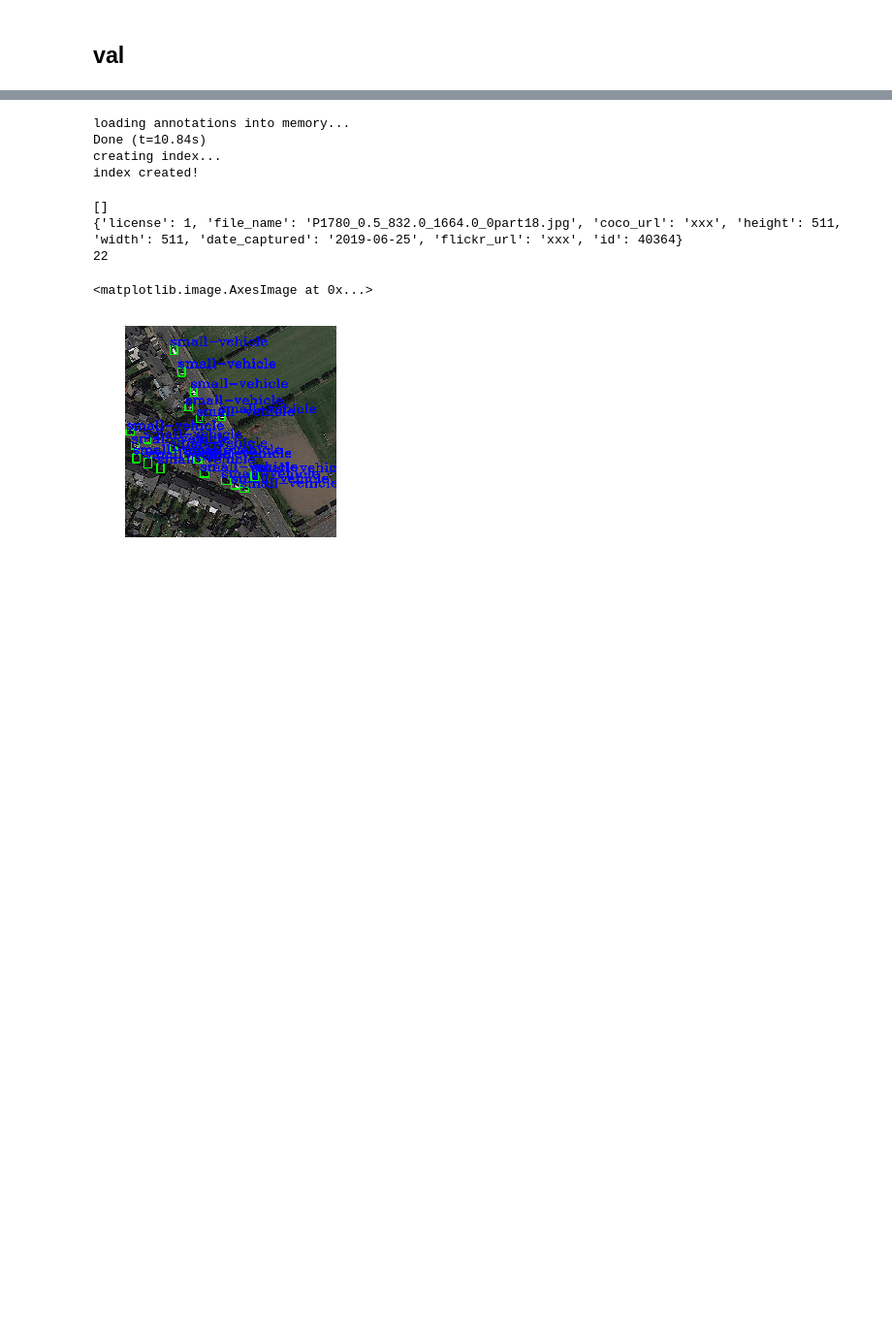
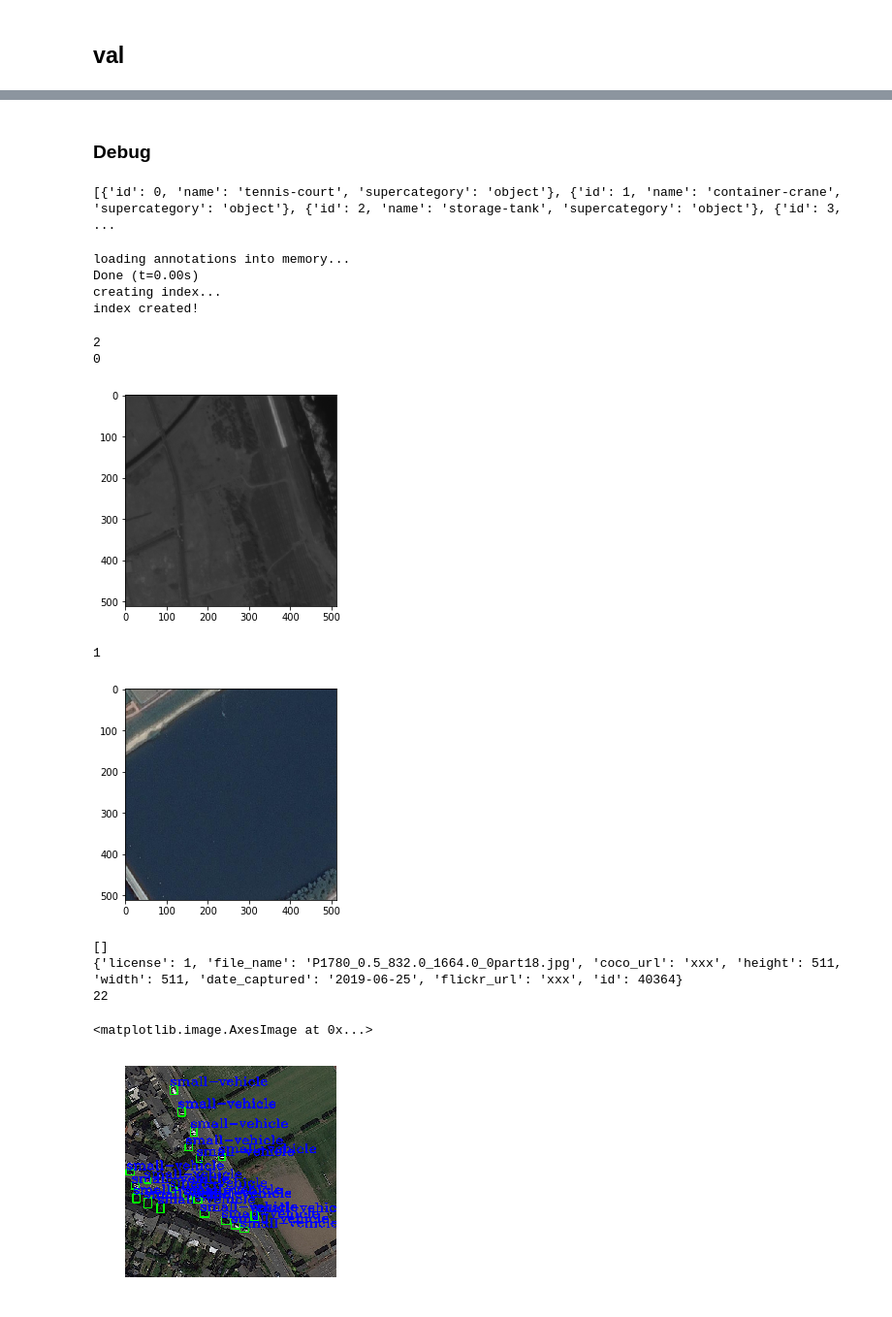
Before and after one commit to cizhenshi/Rscup2019-Object-Detection-Track-3th-Solution, a Jupyter notebook: PrepareData.ipynb, the cells around one changed output, grey strips where cells are left out. Shown: that part at 97% size. Cells and saved outputs as stored; diff of their text form; code cells hidden in the pictures; blank space fills up the shorter version.

```diff
--- a/PrepareData.ipynb
+++ b/PrepareData.ipynb
@@ -494,16 +511,66 @@ totol number 37502
+# %% [markdown]
+### Debug
+# %%
+info = {
+        "description": "rscup",
+        "url": "http://cocodataset.org",
+        "version": "1.0",
+        "year": 2014,
+        "contributor": "COCO Consortium",
+        "date_created": "2017/09/01"
+      }
+license = [{ "url": "http://creativecommons.org/licenses/by-nc-sa/2.0/", "id": 1, "name": "Attribution-NonCommercial-ShareAlike License"}]
+categories = []
+for cls in CLASS:
+    category = { "id" : class_to_ind[cls], "name" : cls, "supercategory" : "object",}
+    categories.append(category)
+print(categories)
+annotations = {"info": info, "images": [], "annotations": [], "categories":categories, "license":license}
+img1 = cv2.imread("./data/rscup/debug/1.jpg")
+filename = "1.jpg"
+h,w,_ = img1.shape
+image =  construct_imginfo(filename, h, w, 0)
+annotations["images"].append(image)
+img2 = cv2.imread("./data/rscup/debug/2.jpg")
+filename = "2.jpg"
+h,w,_ = img2.shape
+image =  construct_imginfo(filename, h, w, 1)
+annotations["images"].append(image)
+with open("./data/rscup/debug.json", 'w') as json_file:
+        json.dump(annotations, json_file, cls=MyEncoder)
+# %% [output]
+[{'id': 0, 'name': 'tennis-court', 'supercategory': 'object'}, {'id': 1, 'name': 'container-crane', 'supercategory': 'object'}, {'id': 2, 'name': 'storage-tank', 'supercategory': 'object'}, {'id': 3,  ...
 # %%
 import sys
 sys.path.append('D:\API\cocoapi\PythonAPI')  # 你下载的 cocoapi 所在路径
 import skimage.io as io
 from pycocotools.coco import COCO   # 载入 cocoz
 %matplotlib inline
-phase = "train"
-coco=COCO("./data/trash/annotation/annos_rscup_{}.json".format(phase))
+phase = "debug"
+coco=COCO("./data/rscup/debug.json")
 # %% [output]
 loading annotations into memory...
-Done (t=10.84s)
+Done (t=0.00s)
 creating index...
 index created!
+# %%
+
+imgIds = coco.getImgIds()
+print(len(imgIds))
+width = []
+height = []
+for i in range(len(imgIds)):
+    print(i)
+    img = coco.loadImgs(imgIds[i])[0]
+    I = io.imread('./data/rscup/{}/'.format(phase)+img['file_name'])
+    plt.imshow(I)
+    plt.show()
+# %% [output]
+2
+0
+[figure, added]
+1
+[figure, added]
 # %%
 
 # get all images containing given categories, select one at random
```
Also changed, not shown: parts of 4 cells of this notebook, 11 other files.
